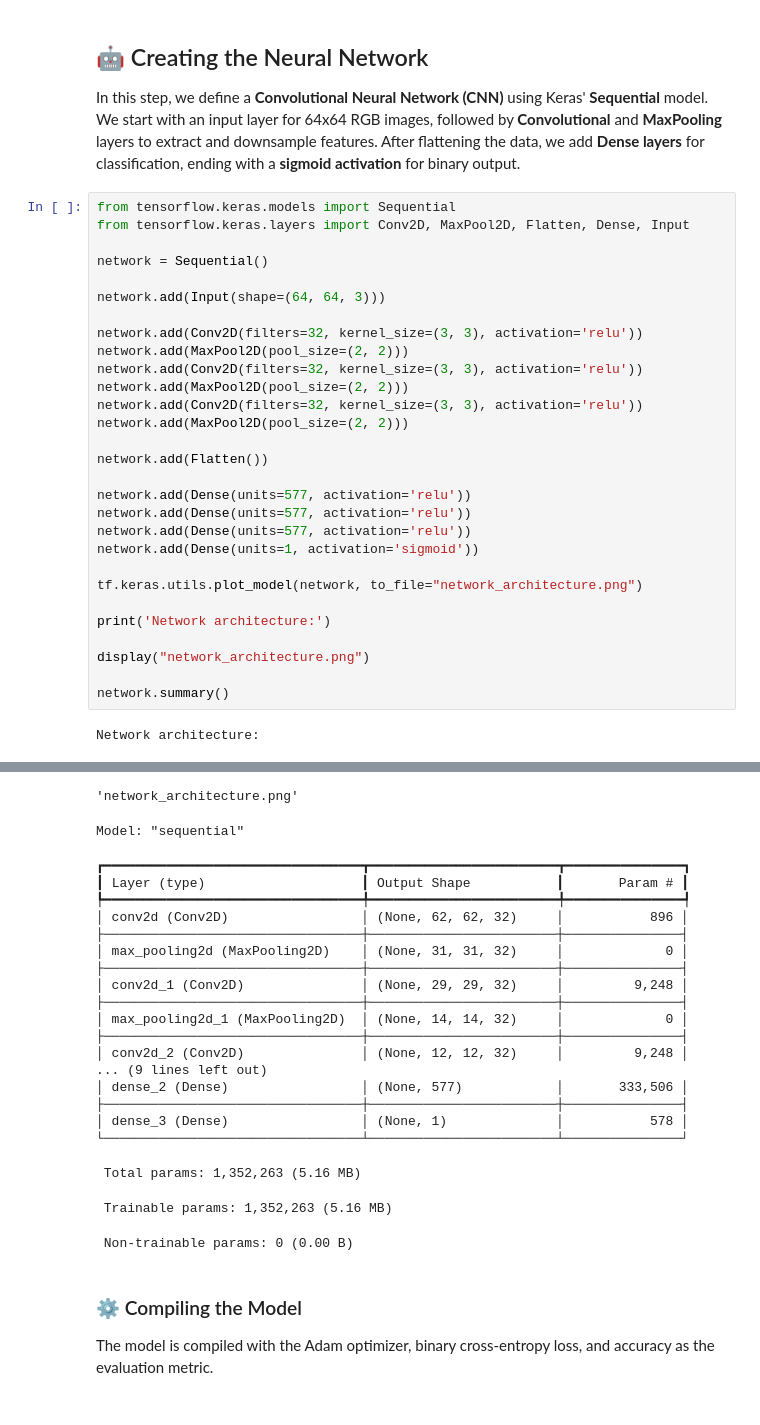
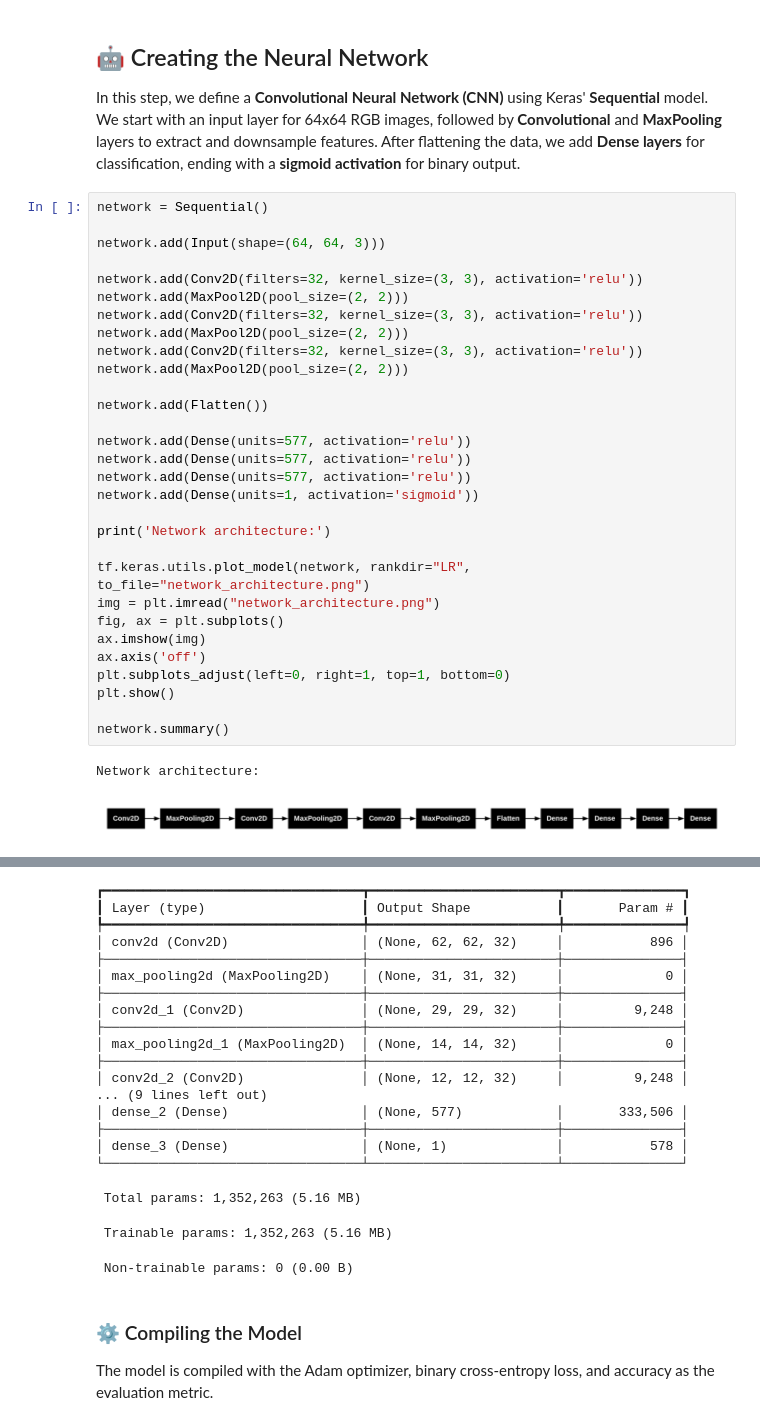
Before and after one commit to GabrielaRBLemos/Fruit_Classification_Neural_Network, a Jupyter notebook: fruit_id.ipynb, the cells around one changed output, grey strips where cells are left out. Drawn from its saved outputs; the diff is of its cells as text.

Commit message:
Changing model architecture's diagram style

```diff
--- a/fruit_id.ipynb
+++ b/fruit_id.ipynb
@@ -57,33 +59,35 @@ Found 20 images belonging to 2 classes.
 
 In this step, we define a **Convolutional Neural Network (CNN)** using Keras' **Sequential** model. We start with an input layer for 64x64 RGB images, followed by **Convolutional** and **MaxPooling** layers to extract and downsample features. After flattening the data, we add **Dense layers** for classification, ending with a **sigmoid activation** for binary output.
 # %%
-from tensorflow.keras.models import Sequential
-from tensorflow.keras.layers import Conv2D, MaxPool2D, Flatten, Dense, Input
-
 network = Sequential()
 
 network.add(Input(shape=(64, 64, 3)))
 
 network.add(Conv2D(filters=32, kernel_size=(3, 3), activation='relu'))
 network.add(MaxPool2D(pool_size=(2, 2)))
 network.add(Conv2D(filters=32, kernel_size=(3, 3), activation='relu'))
 network.add(MaxPool2D(pool_size=(2, 2)))
 network.add(Conv2D(filters=32, kernel_size=(3, 3), activation='relu'))
 network.add(MaxPool2D(pool_size=(2, 2)))
 
 network.add(Flatten())
 
 network.add(Dense(units=577, activation='relu'))
 network.add(Dense(units=577, activation='relu'))
 network.add(Dense(units=577, activation='relu'))
 network.add(Dense(units=1, activation='sigmoid'))
 
-tf.keras.utils.plot_model(network, to_file="network_architecture.png")
-
 print('Network architecture:')
 
-display("network_architecture.png")
+tf.keras.utils.plot_model(network, rankdir="LR", to_file="network_architecture.png")
+img = plt.imread("network_architecture.png")
+fig, ax = plt.subplots()
+ax.imshow(img)
+ax.axis('off')
+plt.subplots_adjust(left=0, right=1, top=1, bottom=0)
+plt.show()
 
 network.summary()
 # %% [output]
 Network architecture:
+[figure, added]
@@ -91,25 +95,23 @@ Network architecture:
-'network_architecture.png'
+┏━━━━━━━━━━━━━━━━━━━━━━━━━━━━━━━━━┳━━━━━━━━━━━━━━━━━━━━━━━━┳━━━━━━━━━━━━━━━┓
+┃ Layer (type)                    ┃ Output Shape           ┃       Param # ┃
+┡━━━━━━━━━━━━━━━━━━━━━━━━━━━━━━━━━╇━━━━━━━━━━━━━━━━━━━━━━━━╇━━━━━━━━━━━━━━━┩
+│ conv2d (Conv2D)                 │ (None, 62, 62, 32)     │           896 │
+├─────────────────────────────────┼────────────────────────┼───────────────┤
+│ max_pooling2d (MaxPooling2D)    │ (None, 31, 31, 32)     │             0 │
+├─────────────────────────────────┼────────────────────────┼───────────────┤
+│ conv2d_1 (Conv2D)               │ (None, 29, 29, 32)     │         9,248 │
+├─────────────────────────────────┼────────────────────────┼───────────────┤
+│ max_pooling2d_1 (MaxPooling2D)  │ (None, 14, 14, 32)     │             0 │
+├─────────────────────────────────┼────────────────────────┼───────────────┤
+│ conv2d_2 (Conv2D)               │ (None, 12, 12, 32)     │         9,248 │
+... (9 lines left out)
+│ dense_2 (Dense)                 │ (None, 577)            │       333,506 │
+├─────────────────────────────────┼────────────────────────┼───────────────┤
+│ dense_3 (Dense)                 │ (None, 1)              │           578 │
+└─────────────────────────────────┴────────────────────────┴───────────────┘
-Model: "sequential"
+ Total params: 1,352,263 (5.16 MB)
-┏━━━━━━━━━━━━━━━━━━━━━━━━━━━━━━━━━┳━━━━━━━━━━━━━━━━━━━━━━━━┳━━━━━━━━━━━━━━━┓
-┃ Layer (type)                    ┃ Output Shape           ┃       Param # ┃
-┡━━━━━━━━━━━━━━━━━━━━━━━━━━━━━━━━━╇━━━━━━━━━━━━━━━━━━━━━━━━╇━━━━━━━━━━━━━━━┩
-│ conv2d (Conv2D)                 │ (None, 62, 62, 32)     │           896 │
-├─────────────────────────────────┼────────────────────────┼───────────────┤
-│ max_pooling2d (MaxPooling2D)    │ (None, 31, 31, 32)     │             0 │
-├─────────────────────────────────┼────────────────────────┼───────────────┤
-│ conv2d_1 (Conv2D)               │ (None, 29, 29, 32)     │         9,248 │
-├─────────────────────────────────┼────────────────────────┼───────────────┤
-│ max_pooling2d_1 (MaxPooling2D)  │ (None, 14, 14, 32)     │             0 │
-├─────────────────────────────────┼────────────────────────┼───────────────┤
-│ conv2d_2 (Conv2D)               │ (None, 12, 12, 32)     │         9,248 │
-... (9 lines left out)
-│ dense_2 (Dense)                 │ (None, 577)            │       333,506 │
-├─────────────────────────────────┼────────────────────────┼───────────────┤
-│ dense_3 (Dense)                 │ (None, 1)              │           578 │
-└─────────────────────────────────┴────────────────────────┴───────────────┘
+ Trainable params: 1,352,263 (5.16 MB)
- Total params: 1,352,263 (5.16 MB)
+ Non-trainable params: 0 (0.00 B)
- Trainable params: 1,352,263 (5.16 MB)
- Non-trainable params: 0 (0.00 B)
 # %% [markdown]
 ### ⚙️ Compiling the Model
 
```
Also changed, not shown: parts of 7 cells of this notebook, 3 other files.
